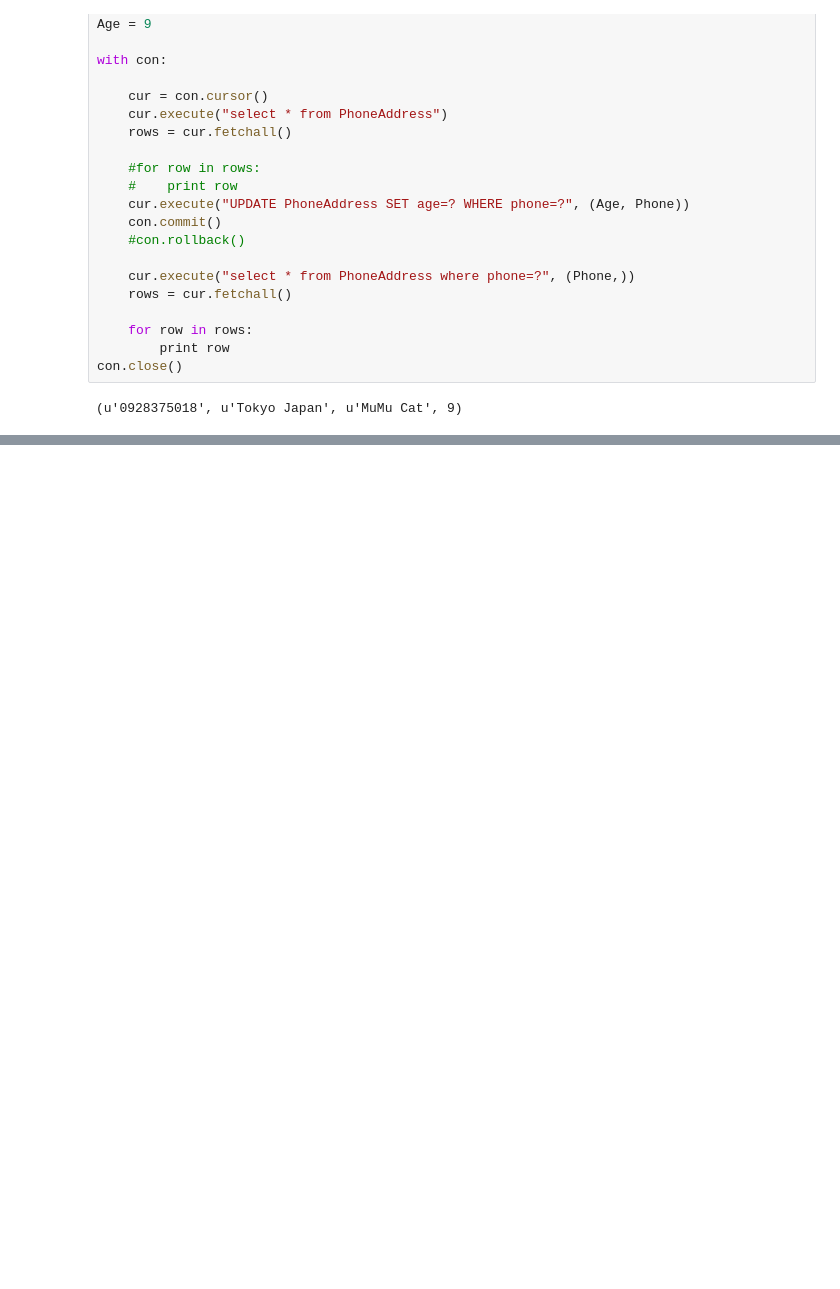
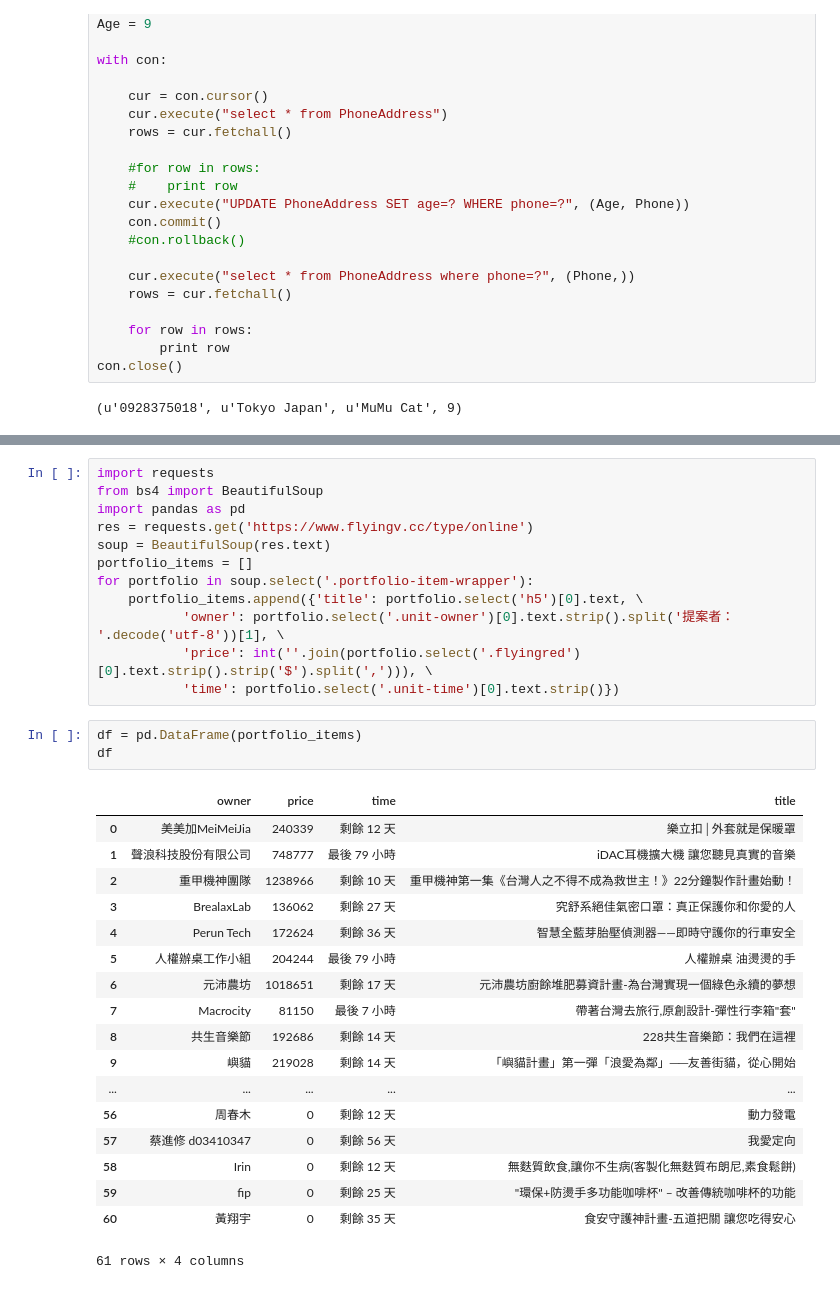
Before and after one commit to ywchiu/pythonetl, a Jupyter notebook: 20160226Demo.ipynb, the cells around one changed output, grey strips where cells are left out. Drawn from its saved outputs; the diff is of its cells as text; blank space fills up the shorter version.

```diff
--- a/20160226Demo.ipynb
+++ b/20160226Demo.ipynb
@@ -851,0 +920,34 @@ con.close()
+# %%
+import requests
+from bs4 import BeautifulSoup
+import pandas as pd
+res = requests.get('https://www.flyingv.cc/type/online')
+soup = BeautifulSoup(res.text)
+portfolio_items = []
+for portfolio in soup.select('.portfolio-item-wrapper'):
+    portfolio_items.append({'title': portfolio.select('h5')[0].text, \
+           'owner': portfolio.select('.unit-owner')[0].text.strip().split('提案者： '.decode('utf-8'))[1], \
+           'price': int(''.join(portfolio.select('.flyingred')[0].text.strip().strip('$').split(','))), \
+           'time': portfolio.select('.unit-time')[0].text.strip()})
+# %%
+df = pd.DataFrame(portfolio_items)
+df
+# %% [output]
+|  | owner | price | time | title |
+| 0 | 美美加MeiMeiJia | 240339 | 剩餘 12 天 | 樂立扣│外套就是保暖罩 |
+| 1 | 聲浪科技股份有限公司 | 748777 | 最後 79 小時 | iDAC耳機擴大機 讓您聽見真實的音樂 |
+| 2 | 重甲機神團隊 | 1238966 | 剩餘 10 天 | 重甲機神第一集《台灣人之不得不成為救世主！》22分鐘製作計畫始動！ |
+| 3 | BrealaxLab | 136062 | 剩餘 27 天 | 究舒系絕佳氣密口罩：真正保護你和你愛的人 |
+| 4 | Perun Tech | 172624 | 剩餘 36 天 | 智慧全藍芽胎壓偵測器——即時守護你的行車安全 |
+| 5 | 人權辦桌工作小組 | 204244 | 最後 79 小時 | 人權辦桌 油燙燙的手 |
+| 6 | 元沛農坊 | 1018651 | 剩餘 17 天 | 元沛農坊廚餘堆肥募資計畫-為台灣實現一個綠色永續的夢想 |
+| 7 | Macrocity | 81150 | 最後 7 小時 | 帶著台灣去旅行,原創設計-彈性行李箱"套" |
+| 8 | 共生音樂節 | 192686 | 剩餘 14 天 | 228共生音樂節：我們在這裡 |
+| 9 | 嶼貓 | 219028 | 剩餘 14 天 | 「嶼貓計畫」第一彈「浪愛為鄰」──友善街貓，從心開始 |
+| ... | ... | ... | ... | ... |
+| 56 | 周春木 | 0 | 剩餘 12 天 | 動力發電 |
+| 57 | 蔡進修 d03410347 | 0 | 剩餘 56 天 | 我愛定向 |
+| 58 | Irin | 0 | 剩餘 12 天 | 無麩質飲食,讓你不生病(客製化無麩質布朗尼,素食鬆餅) |
+| 59 | fip | 0 | 剩餘 25 天 | "環保+防燙手多功能咖啡杯" – 改善傳統咖啡杯的功能 |
+| 60 | 黃翔宇 | 0 | 剩餘 35 天 | 食安守護神計畫-五道把關 讓您吃得安心 |
+61 rows × 4 columns
```
Also changed, not shown: parts of 7 cells of this notebook.
